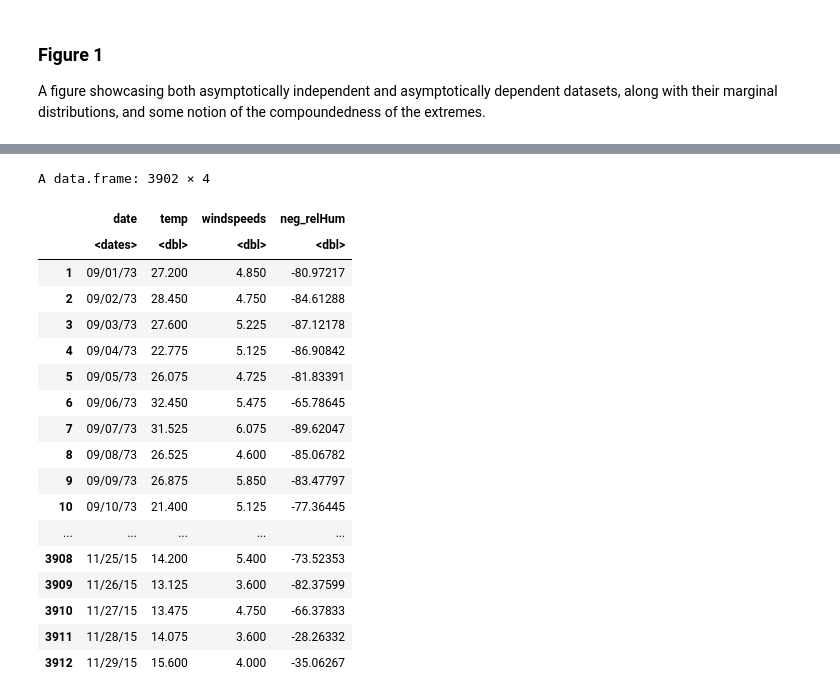
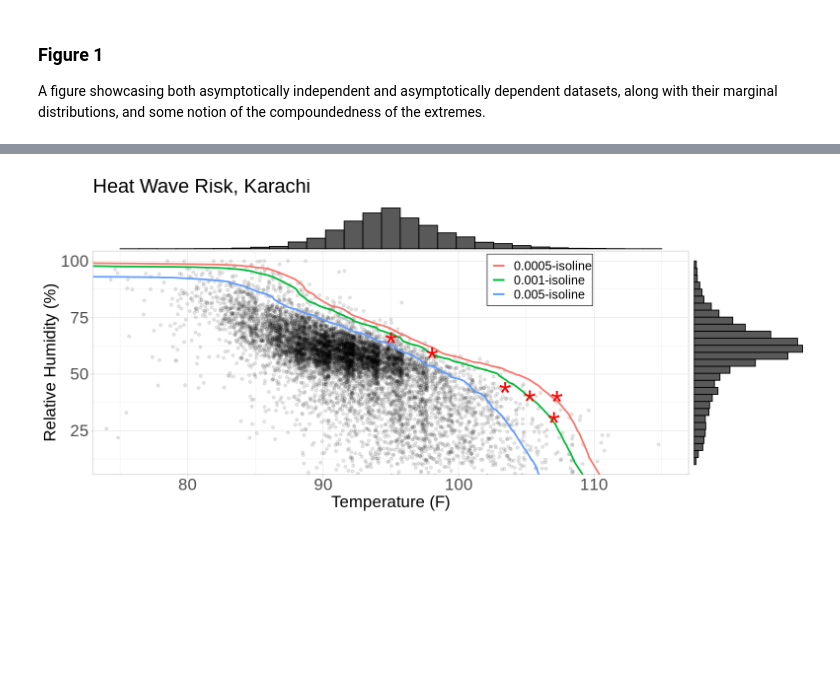
Before and after one commit to jbbutler/isolines_uq, a Jupyter notebook: notebooks/confidence_region_notebooks/whitepaper_plots.ipynb, the cells around one changed output, grey strips where cells are left out. Drawn from its saved outputs; the diff is of its cells as text; code cells hidden in the pictures; blank space fills up the shorter version.

```diff
--- a/notebooks/confidence_region_notebooks/whitepaper_plots.ipynb
+++ b/notebooks/confidence_region_notebooks/whitepaper_plots.ipynb
@@ -79,9 +128,20 @@ pltSA_margins <- ggMarginal(pltSA, type='histogram')
 # %%
-pltKa <- ggplot() + geom_point(data=karachi_data, aes(x = Temp, y = RelHum), alpha=0.2) + geom_point(data=heat_wave_dates, aes(x = temp, y = relHum), color = 'red') + xlab('Temperature (F)') + ylab('Relative Humidity (%)') + theme_light() +
-ggtitle('Heat Wave Risk, Karachi, Pakistan') +
-theme(axis.title = element_text(size = 15),
-      axis.text = element_text(size = 15),
+pltKa <- ggplot() + geom_point(data=karachi_data, aes(x = X1, y = X2), alpha=0.1) +
+geom_line(data=data.frame(q_isolines_K[[1]]), aes(x = X1, y = X2, color = '0.005-isoline'), size=1) +
+geom_line(data=data.frame(q_isolines_K[[2]]), aes(x = X1, y = X2, color = '0.001-isoline'), size=1) +
+geom_line(data=data.frame(q_isolines_K[[3]]), aes(x = X1, y = X2, color = '0.0005-isoline'), size=1) +
+geom_point(data=heat_wave_dates, aes(x = temp, y = relHum), color = 'red', size=13, shape='*') +
+xlab('Temperature (F)') + ylab('Relative Humidity (%)') + theme_light() +
+ggtitle('Heat Wave Risk, Karachi') +
+coord_cartesian(ylim=c(10, 100), xlim = c(75, 115)) +
+theme(legend.position = c(0.75, 0.87),
+      legend.title = element_blank(),
+      axis.title = element_text(size = 20),
+      axis.text = element_text(size = 20),
       legend.spacing.y = unit(0.002, 'cm'),
       text = element_text(size = 20),
-      plot.title = element_text(size=24))
+      plot.title = element_text(size=24),
+      legend.text = element_text(size=15),
+      legend.background = element_blank(),
+      legend.box.background = element_rect(fill = "white", color = "black"))
 pltKa_margins <- ggMarginal(pltKa, type='histogram')
@@ -93,22 +148,5 @@ grid.arrange(pltSA_margins, pltKa_margins, ncol = 2)
-# %%
-saDat[c(1, 3, 4, 5)] %>% write_csv(., '~/isolines_uq/data/cooley_data/santa_ana_wildfires.csv')
-# %% [output]
-A data.frame: 3902 × 4
-|  | date | temp | windspeeds | neg_relHum |
-|  | <dates> | <dbl> | <dbl> | <dbl> |
-| 1 | 09/01/73 | 27.200 | 4.850 | -80.97217 |
-| 2 | 09/02/73 | 28.450 | 4.750 | -84.61288 |
-| 3 | 09/03/73 | 27.600 | 5.225 | -87.12178 |
-| 4 | 09/04/73 | 22.775 | 5.125 | -86.90842 |
-| 5 | 09/05/73 | 26.075 | 4.725 | -81.83391 |
-| 6 | 09/06/73 | 32.450 | 5.475 | -65.78645 |
-| 7 | 09/07/73 | 31.525 | 6.075 | -89.62047 |
-| 8 | 09/08/73 | 26.525 | 4.600 | -85.06782 |
-| 9 | 09/09/73 | 26.875 | 5.850 | -83.47797 |
-| 10 | 09/10/73 | 21.400 | 5.125 | -77.36445 |
-| ... | ... | ... | ... | ... |
-| 3908 | 11/25/15 | 14.200 | 5.400 | -73.52353 |
-| 3909 | 11/26/15 | 13.125 | 3.600 | -82.37599 |
-| 3910 | 11/27/15 | 13.475 | 4.750 | -66.37833 |
-| 3911 | 11/28/15 | 14.075 | 3.600 | -28.26332 |
-| 3912 | 11/29/15 | 15.600 | 4.000 | -35.06267 |
+# %%
+pltKa_margins$vp = grid::viewport(height=0.95, width=1)
+pltKa_margins
+# %% [output]
+[figure, added]
```
Also changed, not shown: parts of 36 cells of this notebook, 4 other files.
